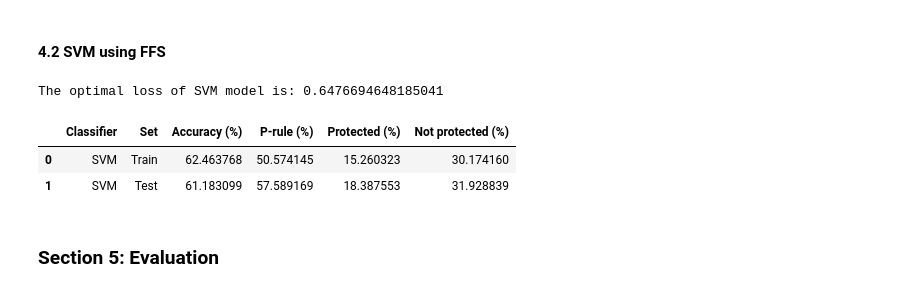
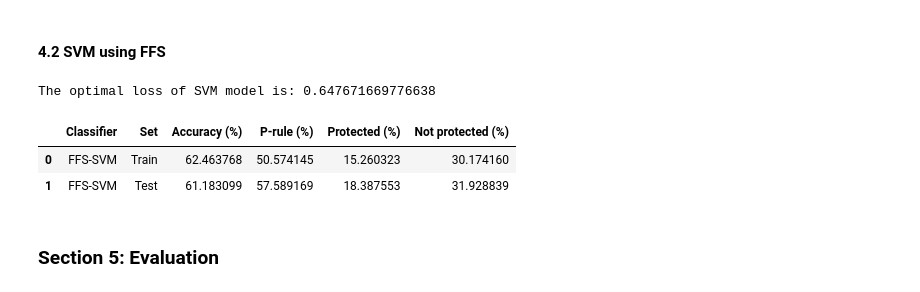
Before and after one commit to TZstatsADS/ads-spring2023-project4-group-6, a Jupyter notebook: doc/main.ipynb, the cells around one changed output. Saved outputs shown, nothing was run; the diff lists cells and outputs as text; code cells hidden in the pictures.

```diff
--- a/doc/main.ipynb
+++ b/doc/main.ipynb
@@ -352,22 +358,22 @@ The optimal loss of logistic model is: 0.6436511330361576
 # %%
 # Train model
 svm_model = SVC(kernel = 'linear', probability = True)
 clf= svm_model.fit(X_train, y_train)
 optimal_loss = log_loss(y_train, clf.predict_proba(X_train))
 print(f'The optimal loss of SVM model is: {optimal_loss}')
 
 # Display results
-results_svm = {"Classifier": ["SVM", "SVM"],
+results_ffs_svm = {"Classifier": ["FFS-SVM", "FFS-SVM"],
                "Set": ["Train", "Test"],
                "Accuracy (%)": [clf.score(X_train, y_train)*100, clf.score(X_test, y_test)*100],
                "P-rule (%)": [p_rule(race_train, clf.predict(X_train))[0]*100, p_rule(race_test, clf.predict(X_test))[0]*100],
                "Protected (%)": [p_rule(race_train, clf.predict(X_train))[1]*100, p_rule(race_test, clf.predict(X_test))[1]*100],
                "Not protected (%)": [p_rule(race_train, clf.predict(X_train))[2]*100, p_rule(race_test, clf.predict(X_test))[2]*100]}
-pd.DataFrame(results_svm)
+pd.DataFrame(results_ffs_svm)
 # %% [output]
-The optimal loss of SVM model is: 0.6476694648185041
+The optimal loss of SVM model is: 0.647671669776638
 |  | Classifier | Set | Accuracy (%) | P-rule (%) | Protected (%) | Not protected (%) |
-| 0 | SVM | Train | 62.463768 | 50.574145 | 15.260323 | 30.174160 |
-| 1 | SVM | Test | 61.183099 | 57.589169 | 18.387553 | 31.928839 |
+| 0 | FFS-SVM | Train | 62.463768 | 50.574145 | 15.260323 | 30.174160 |
+| 1 | FFS-SVM | Test | 61.183099 | 57.589169 | 18.387553 | 31.928839 |
 # %% [markdown]
 ### Section 5: Evaluation
```
Also changed, not shown: parts of 7 cells of this notebook.
